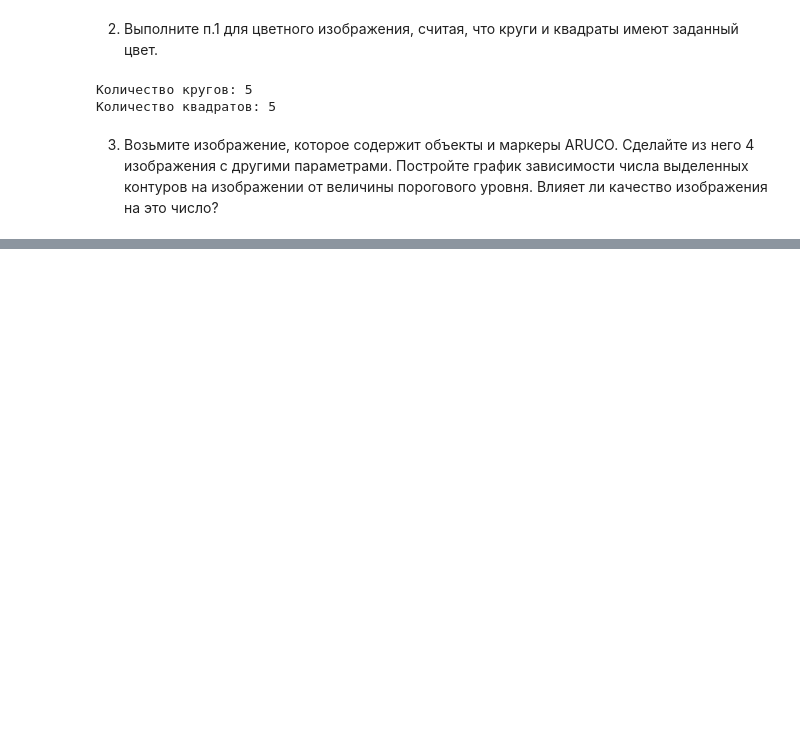
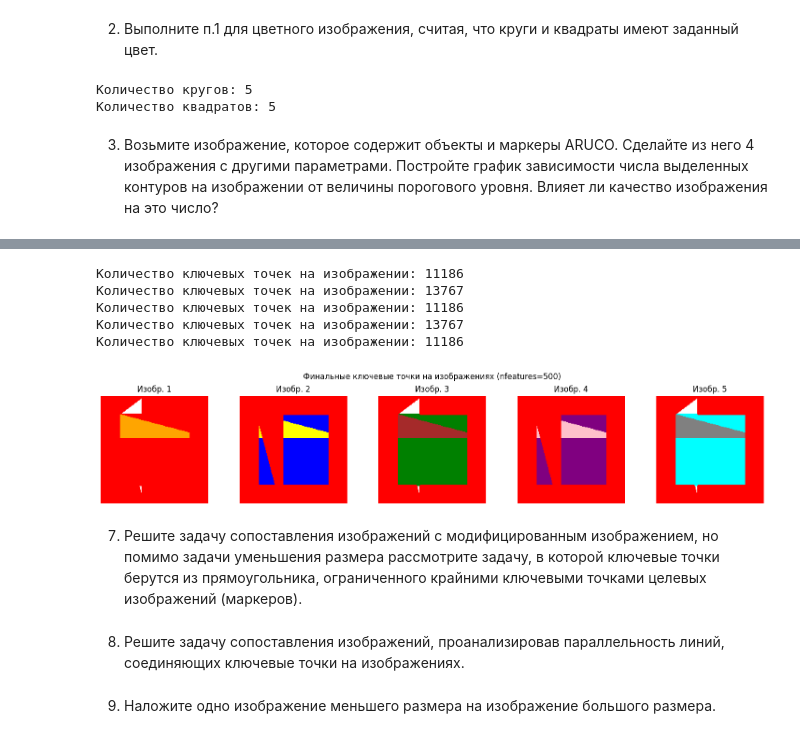
Before and after one commit to Zamuruev/BI, a Jupyter notebook: Добро_пожаловать_в_Colaboratory!.ipynb, the cells around one changed output, grey strips where cells are left out. Cells and saved outputs as stored; diff of their text form; code cells hidden in the pictures; blank space fills up the shorter version.

```diff
--- a/Добро_пожаловать_в_Colaboratory!.ipynb
+++ b/Добро_пожаловать_в_Colaboratory!.ipynb
@@ -365,0 +840,79 @@ print(f"Количество квадратов: {square_count}")
+# %%
+from PIL import Image, ImageDraw
+import numpy as np
+import matplotlib.pyplot as plt
+
+# Функция для загрузки изображения
+def load_image(path):
+    return Image.open(path)
+
+# Функция для выделения ключевых точек (локальные максимумы яркости)
+def detect_keypoints(image, threshold=50):
+    img = image.convert("L")  # Преобразуем в градации серого
+    pixels = np.array(img)
+    rows, cols = pixels.shape
+    keypoints = []
+
+    # Ограничиваем значения пикселей, чтобы избежать переполнения
+    pixels = np.clip(pixels, 0, 255)
+
+    for row in range(1, rows - 1):
+        for col in range(1, cols - 1):
+            center = pixels[row, col]
+            neighbors = [
+                pixels[row - 1, col], pixels[row + 1, col],
+                pixels[row, col - 1], pixels[row, col + 1]
+            ]
+
+            # Проверяем, является ли центральный пиксель локальным максимумом
+            if all(center > n + threshold for n in neighbors):
+                keypoints.append((row, col))
+
+    print(f"Количество ключевых точек на изображении: {len(keypoints)}")
+    return keypoints
+
+# Функция для отрисовки ключевых точек на изображении
+def draw_keypoints(image, keypoints, color="red"):
+    draw = ImageDraw.Draw(image)
+    for keypoint in keypoints:
+        x, y = keypoint
+        draw.ellipse((x - 2, y - 2, x + 2, y + 2), fill=color)  # Рисуем красную точку
+    return image
+
+# Путь к изображениям домиков
+image_paths = [f"house_{i}.png" for i in range(1, 6)]
+
+# Создаем сетку изображений
+fig, axes = plt.subplots(1, 5, figsize=(15, 3))
+
+for i, path in enumerate(image_paths):
+    # Загружаем изображение
+    image = load_image(path)
+
+    # Выделяем ключевые точки
+    keypoints = detect_keypoints(image, threshold=50)
+
+    # Отрисовываем ключевые точки
+    image_with_keypoints = draw_keypoints(image, keypoints)
+
+    # Отображаем изображение
+    axes[i].imshow(image_with_keypoints)
+    axes[i].set_title(f"Изобр. {i + 1}")
+    axes[i].axis('off')
+
+plt.suptitle("Финальные ключевые точки на изображениях (nfeatures=500)")
+plt.tight_layout()
+plt.show()
+# %% [output]
+Количество ключевых точек на изображении: 11186
+Количество ключевых точек на изображении: 13767
+Количество ключевых точек на изображении: 11186
+Количество ключевых точек на изображении: 13767
+Количество ключевых точек на изображении: 11186
+[figure, added]
+# %% [markdown]
+7. Решите задачу сопоставления изображений с модифицированным изображением, но помимо задачи уменьшения размера рассмотрите задачу, в которой ключевые точки берутся из прямоугольника, ограниченного крайними ключевыми точками целевых изображений (маркеров).
+# %% [markdown]
+8. Решите задачу сопоставления изображений, проанализировав параллельность линий, соединяющих ключевые точки на изображениях.
+# %% [markdown]
+9. Наложите одно изображение меньшего размера на изображение большого размера.
```
Also changed, not shown: parts of 9 cells of this notebook.
